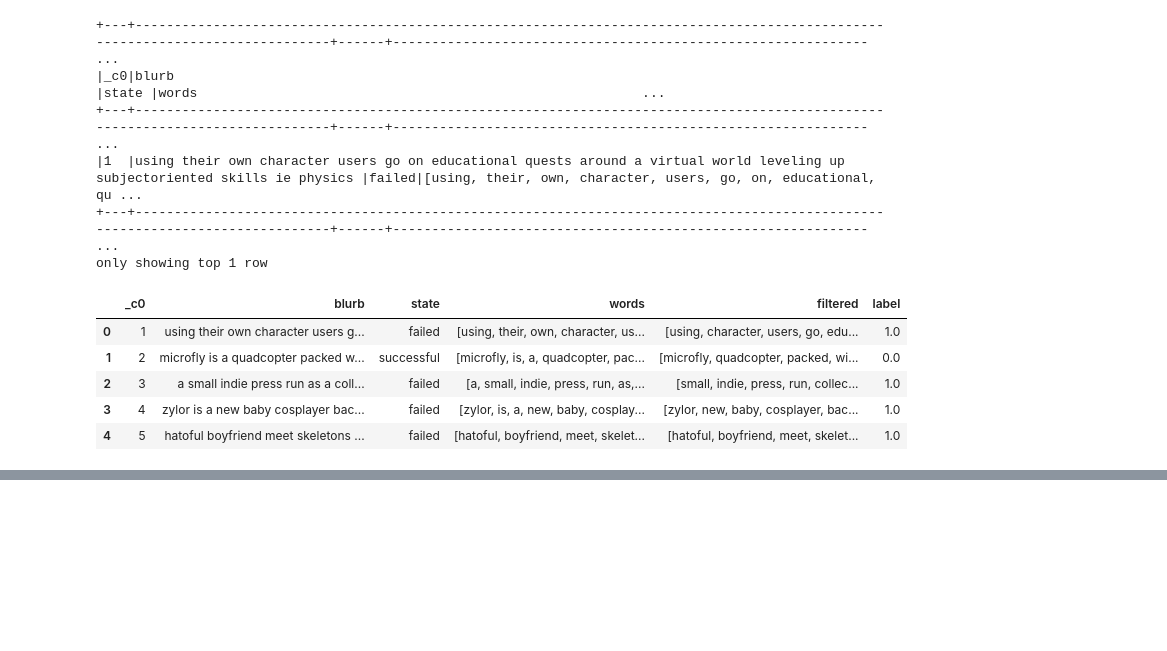
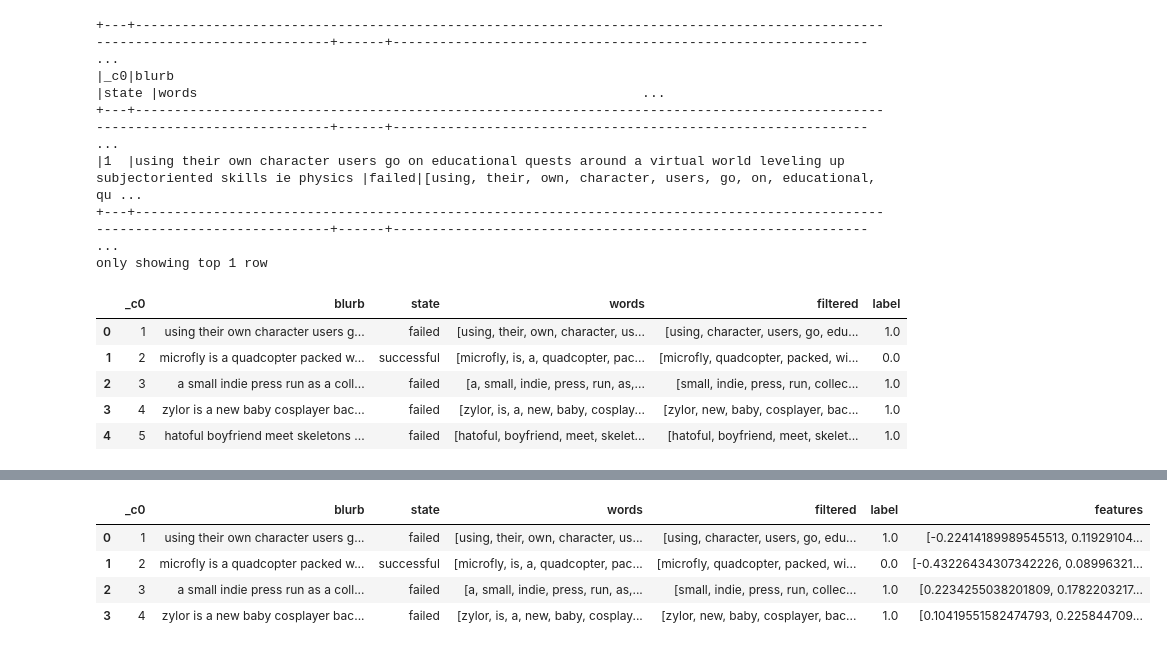
Before and after one commit to santoshsahini19/big-data-analytics-using-spark, a Jupyter notebook: Natural-Language-Processing/nlp.ipynb, the cells around one changed output, grey strips where cells are left out. Saved outputs shown, nothing was run; the diff lists cells and outputs as text; code cells hidden in the pictures; blank space fills up the shorter version.

```diff
--- a/Natural-Language-Processing/nlp.ipynb
+++ b/Natural-Language-Processing/nlp.ipynb
@@ -395,0 +432,14 @@ feature_data.limit(5).toPandas()
+# %%
+#Word2Vec
+word2Vec = Word2Vec(vectorSize=3, minCount=0, inputCol="filtered", outputCol="features")
+model = word2Vec.fit(feature_data)
+
+W2VfeaturizedData = model.transform(feature_data)
+# %%
+W2VfeaturizedData.limit(4).toPandas()
+# %% [output]
+|  | _c0 | blurb | state | words | filtered | label | features |
+| 0 | 1 | using their own character users g... | failed | [using, their, own, character, us... | [using, character, users, go, edu... | 1.0 | [-0.22414189989545513, 0.11929104... |
+| 1 | 2 | microfly is a quadcopter packed w... | successful | [microfly, is, a, quadcopter, pac... | [microfly, quadcopter, packed, wi... | 0.0 | [-0.43226434307342226, 0.08996321... |
+| 2 | 3 | a small indie press run as a coll... | failed | [a, small, indie, press, run, as,... | [small, indie, press, run, collec... | 1.0 | [0.2234255038201809, 0.1782203217... |
+| 3 | 4 | zylor is a new baby cosplayer bac... | failed | [zylor, is, a, new, baby, cosplay... | [zylor, new, baby, cosplayer, bac... | 1.0 | [0.10419551582474793, 0.225844709... |
```
Also changed, not shown: parts of 15 cells of this notebook.
